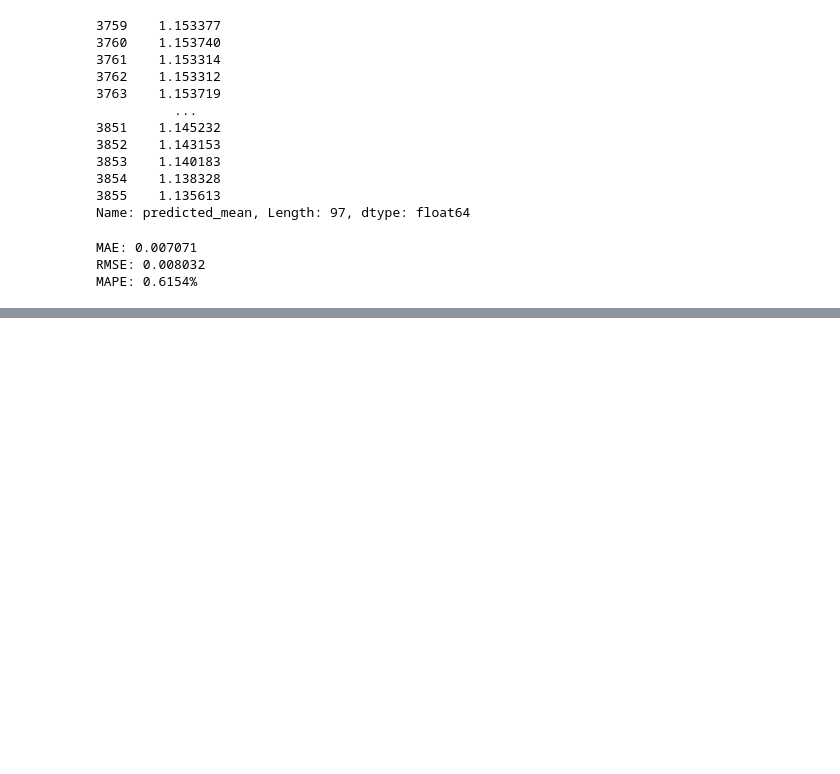
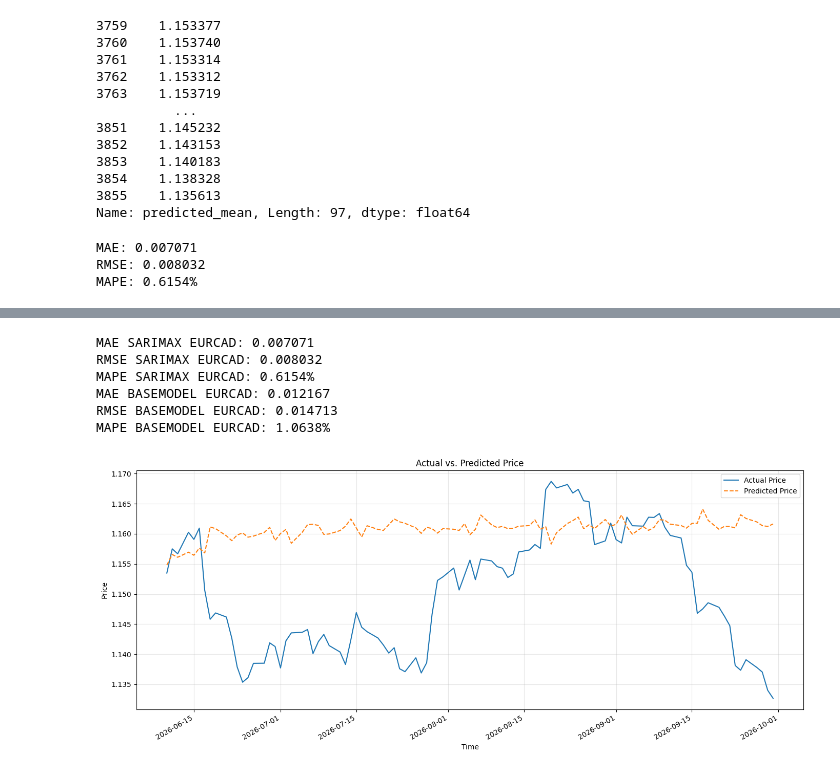
Before and after one commit to christiantommasi/public_tommasi_portfolio, a Jupyter notebook: 5_pipeline_financial_market/public_project.ipynb, the cells around one changed output, grey strips where cells are left out. Saved outputs shown, nothing was run; the diff lists cells and outputs as text; code cells hidden in the pictures; blank space fills up the shorter version.

```diff
--- a/5_pipeline_financial_market/public_project.ipynb
+++ b/5_pipeline_financial_market/public_project.ipynb
@@ -1564,0 +1682,5 @@ MAPE: 0.6154%
+# %%
+eurcad_base_model = SARIMAX(endog=y_train_base, exog=exog_train_base,
+                            order=(1,0,1), seasonal_order=(1,1,1,7))
+# %%
+eurcad_base_model_fit = eurcad_base_model.fit()
@@ -1564,0 +1707,49 @@ MAPE: 0.6154%
+# %%
+base_model_forecast_eurcad = eurcad_base_model_fit.forecast(steps=len(y_test_eurcad), exog=exog_test_base)
+# %%
+# Actual and predicted values
+actual = np.asarray(y_test_eurcad).ravel()
+predicted_sarimax = np.asarray(forecast_eurcad).ravel()
+
+# MAE: Mean Absolute Error
+mae_sarimax_eurcad = mean_absolute_error(actual, predicted_sarimax)
+
+# RMSE: Root Mean Squared Error
+rmse_sarimax_eurcad = np.sqrt(mean_squared_error(actual, predicted_sarimax))
+
+# MAPE: Mean Absolute Percentage Error
+mape_sarimax_eurcad = np.mean(np.abs((actual - predicted_sarimax) / actual)) * 100
+
+print(f"MAE SARIMAX EURCAD: {mae_sarimax_eurcad:.6f}")
+print(f"RMSE SARIMAX EURCAD: {rmse_sarimax_eurcad:.6f}")
+print(f"MAPE SARIMAX EURCAD: {mape_sarimax_eurcad:.4f}%")
+
+# Actual and predicted values
+actual = np.asarray(y_test_eurcad).ravel()
+predicted_base_model = np.asarray(base_model_forecast_eurcad).ravel()
+
+# MAE: Mean Absolute Error
+mae_base_model_eurcad = mean_absolute_error(actual, predicted_base_model)
+
+# RMSE: Root Mean Squared Error
+rmse_base_model_eurcad = np.sqrt(mean_squared_error(actual, predicted_base_model))
+
+# MAPE: Mean Absolute Percentage Error
+mape_base_model_eurcad = np.mean(np.abs((actual - predicted_base_model) / actual)) * 100
+
+print(f"MAE BASEMODEL EURCAD: {mae_base_model_eurcad:.6f}")
+print(f"RMSE BASEMODEL EURCAD: {rmse_base_model_eurcad:.6f}")
+print(f"MAPE BASEMODEL EURCAD: {mape_base_model_eurcad:.4f}%")
+# %% [output]
+MAE SARIMAX EURCAD: 0.007071
+RMSE SARIMAX EURCAD: 0.008032
+MAPE SARIMAX EURCAD: 0.6154%
+MAE BASEMODEL EURCAD: 0.012167
+RMSE BASEMODEL EURCAD: 0.014713
+MAPE BASEMODEL EURCAD: 1.0638%
+# %%
+compare_df_basemodel_eurcad = compare_forecast_data(y_test_eurcad, base_model_forecast_eurcad)
+# %%
+compare_forecast_plot(compare_df_basemodel_eurcad);
+# %% [output]
+[figure, added]
```
Also changed, not shown: parts of 8 cells of this notebook.
